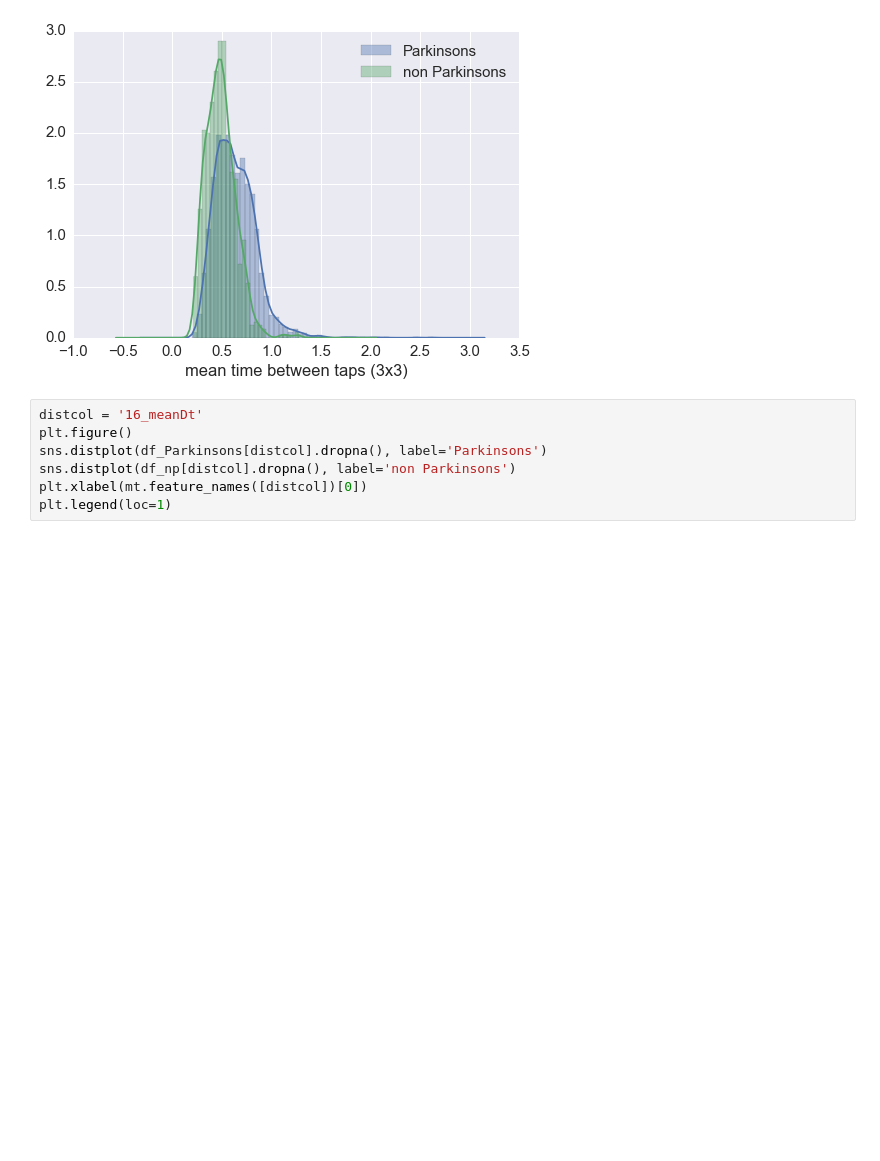
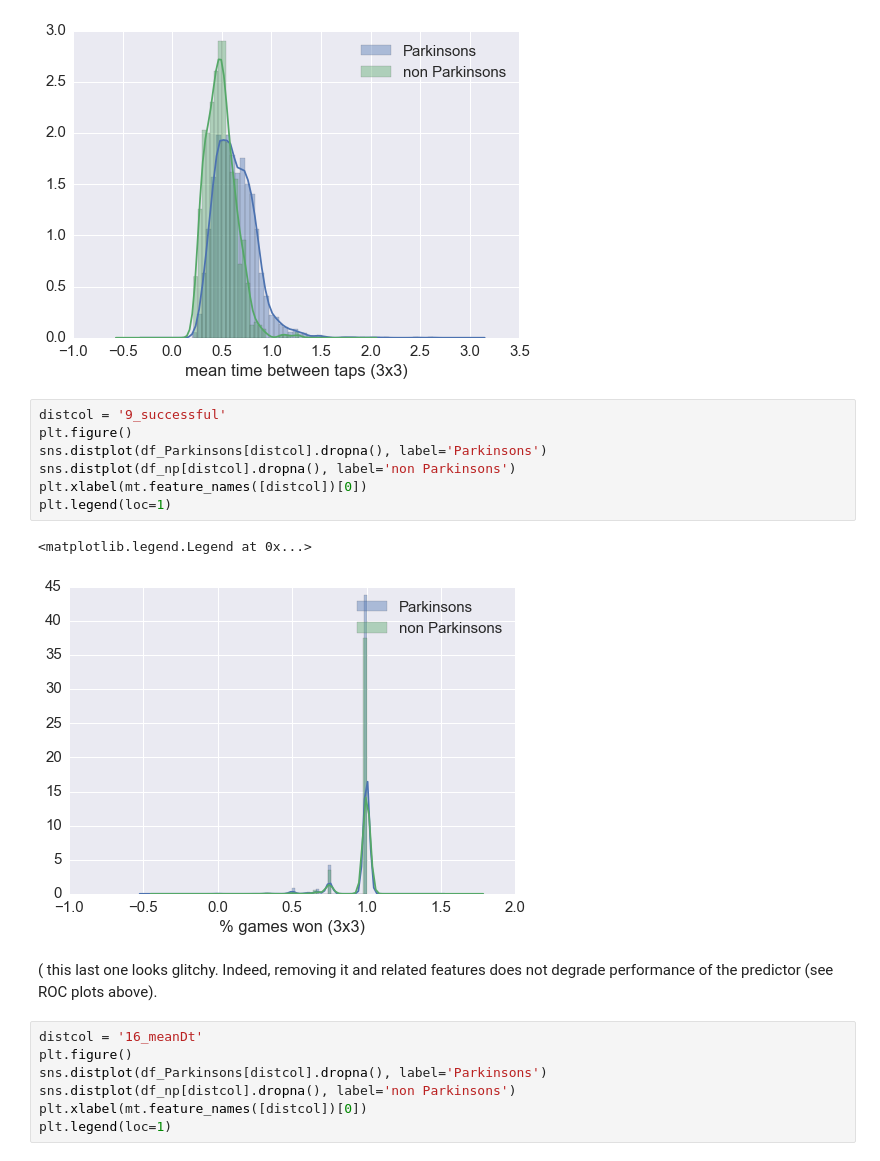
Before and after one commit to mattoby/mpower_memory, a Jupyter notebook: Memory_summary_analyses.ipynb, the cells around one changed output. Drawn from its saved outputs; the diff is of its cells as text; blank space fills up the shorter version.

```diff
--- a/Memory_summary_analyses.ipynb
+++ b/Memory_summary_analyses.ipynb
@@ -402,6 +404,18 @@ plt.legend(loc=1)
 # %% [output]
 <matplotlib.legend.Legend at 0x...>
 [figure]
+# %%
+distcol = '9_successful'
+plt.figure()
+sns.distplot(df_Parkinsons[distcol].dropna(), label='Parkinsons')
+sns.distplot(df_np[distcol].dropna(), label='non Parkinsons')
+plt.xlabel(mt.feature_names([distcol])[0])
+plt.legend(loc=1)
+# %% [output]
+<matplotlib.legend.Legend at 0x...>
+[figure, added]
+# %% [markdown]
+( this last one looks glitchy. Indeed, removing it and related features does not degrade performance of the predictor (see ROC plots above).
 # %%
 distcol = '16_meanDt'
 plt.figure()
```
Also changed, not shown: parts of 1 cell of this notebook.
